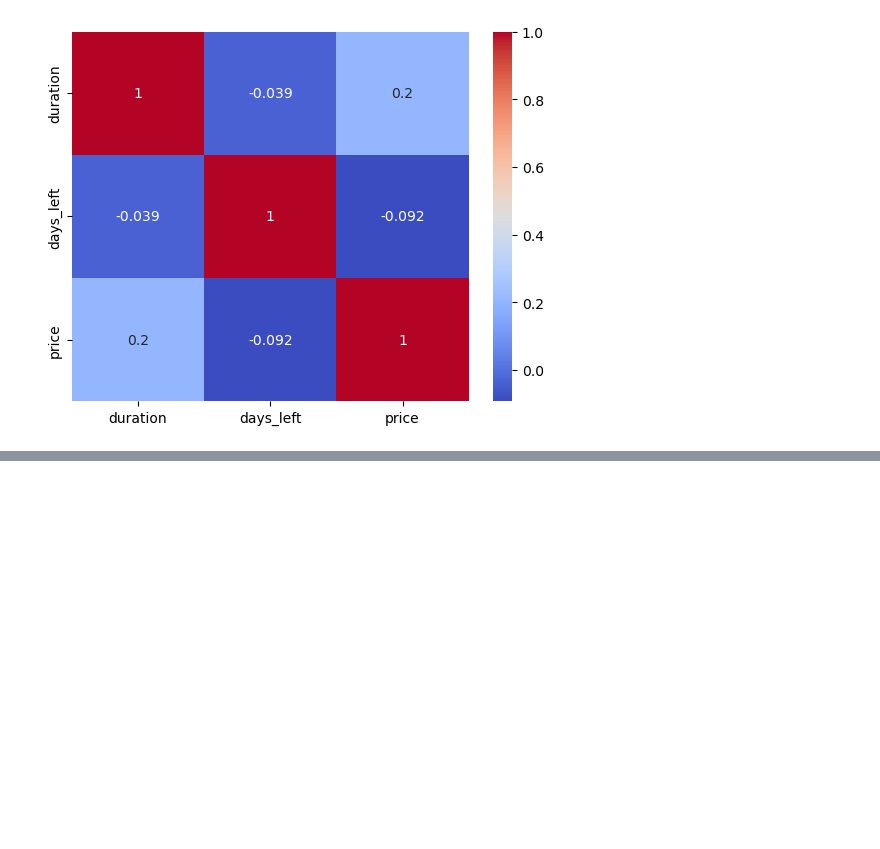
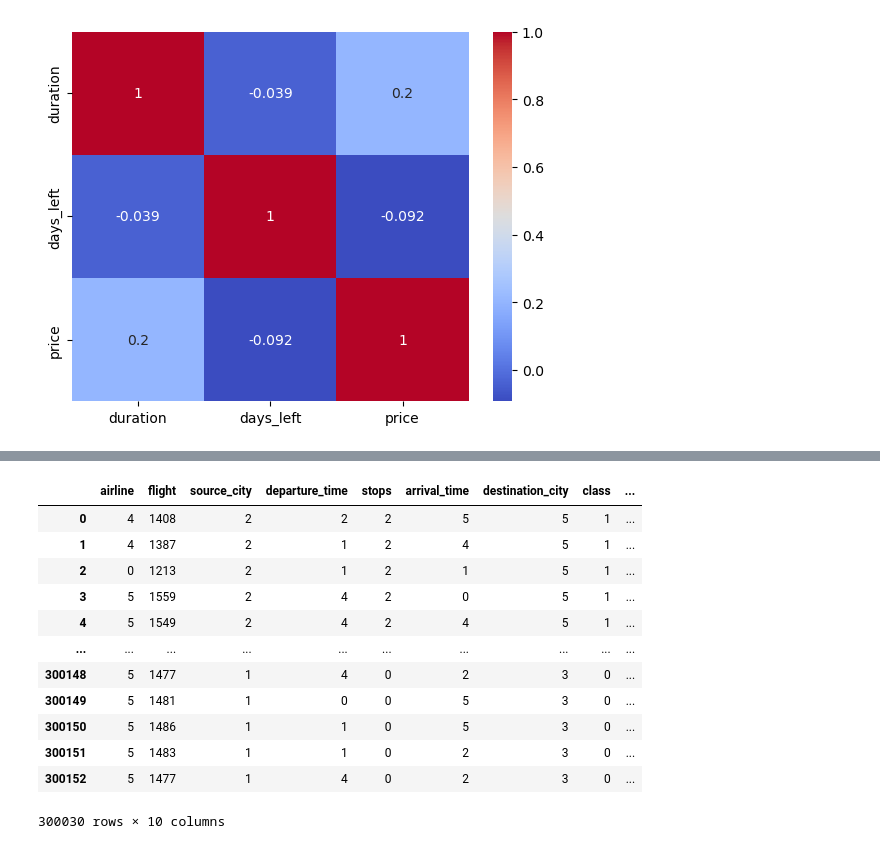
Before and after one commit to greepvishnu/Flight-Booking-Prediction, a Jupyter notebook: Flight Booking Prediction Project.ipynb, the cells around one changed output, grey strips where cells are left out. Saved outputs shown, nothing was run; the diff lists cells and outputs as text; code cells hidden in the pictures; blank space fills up the shorter version.

```diff
--- a/Flight Booking Prediction Project.ipynb
+++ b/Flight Booking Prediction Project.ipynb
@@ -276,0 +366,20 @@ sns.heatmap(flight.corr(numeric_only=True),cmap='coolwarm',annot=True)
+# %%
+# Splitting the datas into X and Y to apply ML models
+X=flight.iloc[:,0:10]
+y=flight.iloc[:,-1]
+# %%
+X
+# %% [output]
+|  | airline | flight | source_city | departure_time | stops | arrival_time | destination_city | class | ... |
+| 0 | 4 | 1408 | 2 | 2 | 2 | 5 | 5 | 1 | ... |
+| 1 | 4 | 1387 | 2 | 1 | 2 | 4 | 5 | 1 | ... |
+| 2 | 0 | 1213 | 2 | 1 | 2 | 1 | 5 | 1 | ... |
+| 3 | 5 | 1559 | 2 | 4 | 2 | 0 | 5 | 1 | ... |
+| 4 | 5 | 1549 | 2 | 4 | 2 | 4 | 5 | 1 | ... |
+| ... | ... | ... | ... | ... | ... | ... | ... | ... | ... |
+| 300148 | 5 | 1477 | 1 | 4 | 0 | 2 | 3 | 0 | ... |
+| 300149 | 5 | 1481 | 1 | 0 | 0 | 5 | 3 | 0 | ... |
+| 300150 | 5 | 1486 | 1 | 1 | 0 | 5 | 3 | 0 | ... |
+| 300151 | 5 | 1483 | 1 | 1 | 0 | 2 | 3 | 0 | ... |
+| 300152 | 5 | 1477 | 1 | 4 | 0 | 2 | 3 | 0 | ... |
+300030 rows × 10 columns
```
Also changed, not shown: parts of 87 cells of this notebook.
